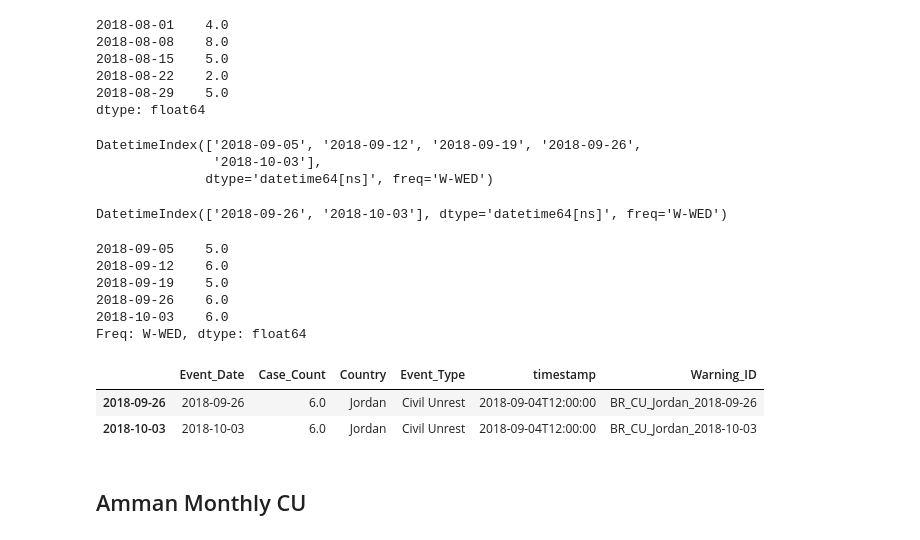
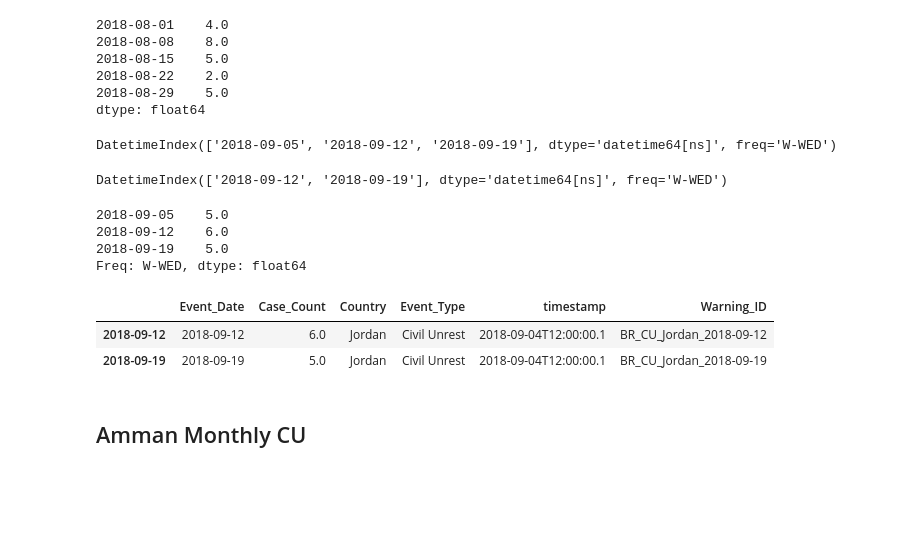
Before and after one commit to planetmercury/mercury-challenge, a Jupyter notebook: src/Baserate/notebooks/Produce Baserate CU Warnings with Timestamp Without Model Details.ipynb, the cells around one changed output. Saved outputs shown, nothing was run; the diff lists cells and outputs as text; code cells hidden in the pictures; blank space fills up the shorter version.

```diff
--- a/src/Baserate/notebooks/Produce Baserate CU Warnings with Timestamp Without Model Details.ipynb
+++ b/src/Baserate/notebooks/Produce Baserate CU Warnings with Timestamp Without Model Details.ipynb
@@ -55,8 +55,8 @@ with open(model_eval_filepath, "r") as f:
     model_eval_dict = json.load(f)
 TRAIN_START_DATE = "2015-05-01"
 TEST_START_DATE = "2018-09-05"
-WARN_START_DATE = "2018-09-23"
-WARN_END_DATE = "2018-10-04"
+WARN_START_DATE = "2018-09-06"
+WARN_END_DATE = "2018-09-22"
 test_range = pd.date_range(TEST_START_DATE, WARN_END_DATE)
 warn_range = pd.date_range(WARN_START_DATE, WARN_END_DATE)
 warn_months = [dd.strftime("%B_%Y") for dd in warn_range]
@@ -121,7 +121,7 @@ warn_ser = predict_ser[warn_range]
 warn_df = pd.DataFrame({"Event_Date": warn_ser.index, "Case_Count": warn_ser,
                         "Country": "Egypt", "Event_Type": EVT_TYPE})
 warn_df["timestamp"] = (parse(TEST_START_DATE) - datetime.timedelta(1)).strftime("%Y-%m-%d")
-warn_df.timestamp = warn_df.timestamp.apply(lambda t: t+"T12:00:00")
+warn_df.timestamp = warn_df.timestamp.apply(lambda t: t+"T12:00:00.1")
 warn_df["Warning_ID"] = warn_df.apply(lambda x: "BR_CU_{0}_{1}".format(place,
                                                         x.Event_Date.strftime("%Y-%m-%d")),
                                                     axis=1)
@@ -228,7 +231,7 @@ warn_df = pd.DataFrame({"Event_Date": warn_ser.index, "Case_Count": warn_ser,
                         "Country": "Egypt", "Event_Type": EVT_TYPE,
                         "City": "Tahrir Square"})
 warn_df["timestamp"] = (parse(TEST_START_DATE) - datetime.timedelta(1)).strftime("%Y-%m-%d")
-warn_df.timestamp = warn_df.timestamp.apply(lambda t: t+"T12:00:00")
+warn_df.timestamp = warn_df.timestamp.apply(lambda t: t+"T12:00:00.1")
 warn_df["Warning_ID"] = warn_df.apply(lambda x: "BR_CU_{0}_{1}".format(place,
                                                         x.Event_Date.strftime("%Y-%m-%d")),
                                                     axis=1)
@@ -298,10 +299,8 @@ print(test_range)
 warn_range = pd.date_range(WARN_START_DATE, WARN_END_DATE, freq=TsDefaults.CU_WEEKLY_FREQ)
 warn_range
 # %% [output]
-DatetimeIndex(['2018-09-05', '2018-09-12', '2018-09-19', '2018-09-26',
-               '2018-10-03'],
-              dtype='datetime64[ns]', freq='W-WED')
+DatetimeIndex(['2018-09-05', '2018-09-12', '2018-09-19'], dtype='datetime64[ns]', freq='W-WED')
-DatetimeIndex(['2018-09-26', '2018-10-03'], dtype='datetime64[ns]', freq='W-WED')
+DatetimeIndex(['2018-09-12', '2018-09-19'], dtype='datetime64[ns]', freq='W-WED')
 # %%
 train = count_ser[:TEST_START_DATE]
 order = model_eval_dict[place]["Order"]
@@ -314,38 +313,36 @@ if order != [0,0,0]:
                                      range(d_max+1), range(Q_MAX+1),
                                      verbose=False)
         order = model_eval["Order"]
         print("Had to retrain, new order is ", order)
         model_eval_dict[place] = model_eval
         model = sm.tsa.ARIMA(endog=train, order=order)
         model_fit = model.fit(disp=0)
     predict = model_fit.forecast(steps=len(test_range))[0]
 else:
     historical_mean = train.mean()
     predict = [historical_mean]*len(test_range)
 predict = [round(p) for p in predict]
 predict_ser = pd.Series(predict, index=test_range)
 print(predict_ser)
 warn_ser = predict_ser[warn_range]
 warn_df = pd.DataFrame({"Event_Date": warn_ser.index, "Case_Count": warn_ser,
                         "Country": "Jordan", "Event_Type": EVT_TYPE})
 warn_df["timestamp"] = (parse(TEST_START_DATE) - datetime.timedelta(1)).strftime("%Y-%m-%d")
-warn_df.timestamp = warn_df.timestamp.apply(lambda t: t+"T12:00:00")
+warn_df.timestamp = warn_df.timestamp.apply(lambda t: t+"T12:00:00.1")
 warn_df["Warning_ID"] = warn_df.apply(lambda x: "BR_CU_{0}_{1}".format(place,
                                                         x.Event_Date.strftime("%Y-%m-%d")),
                                                     axis=1)
 
 
 warn_df
 # %% [output]
 2018-09-05    5.0
 2018-09-12    6.0
 2018-09-19    5.0
-2018-09-26    6.0
-2018-10-03    6.0
 Freq: W-WED, dtype: float64
 |  | Event_Date | Case_Count | Country | Event_Type | timestamp | Warning_ID |
-| 2018-09-26 | 2018-09-26 | 6.0 | Jordan | Civil Unrest | 2018-09-04T12:00:00 | BR_CU_Jordan_2018-09-26 |
-| 2018-10-03 | 2018-10-03 | 6.0 | Jordan | Civil Unrest | 2018-09-04T12:00:00 | BR_CU_Jordan_2018-10-03 |
+| 2018-09-12 | 2018-09-12 | 6.0 | Jordan | Civil Unrest | 2018-09-04T12:00:00.1 | BR_CU_Jordan_2018-09-12 |
+| 2018-09-19 | 2018-09-19 | 5.0 | Jordan | Civil Unrest | 2018-09-04T12:00:00.1 | BR_CU_Jordan_2018-09-19 |
 # %%
 out_filename = "BR_Warnings_{0}_{1}_to_{2}.json".format(place, WARN_START_DATE, WARN_END_DATE)
 out_path = os.path.join(CU_WARN_PATH, place, out_filename)
```
Also changed, not shown: parts of 7 cells of this notebook, 6 other files.
